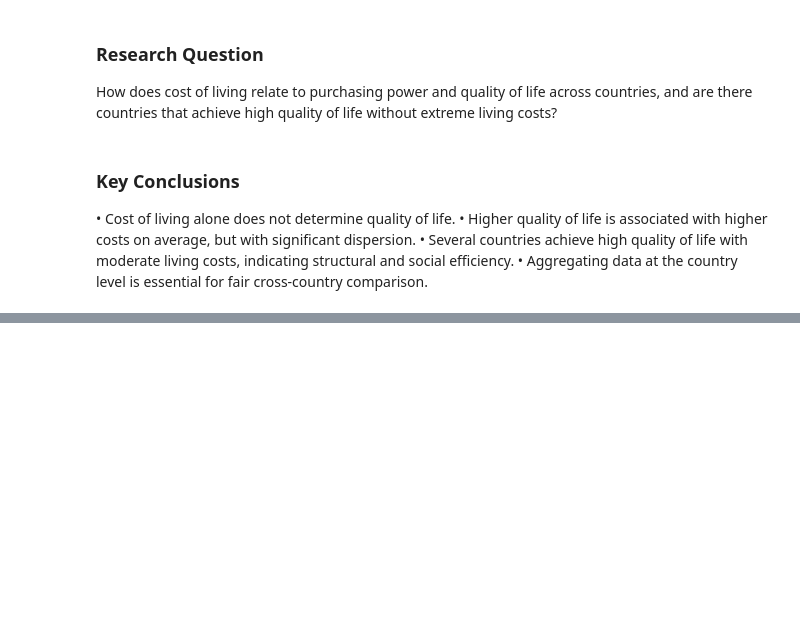
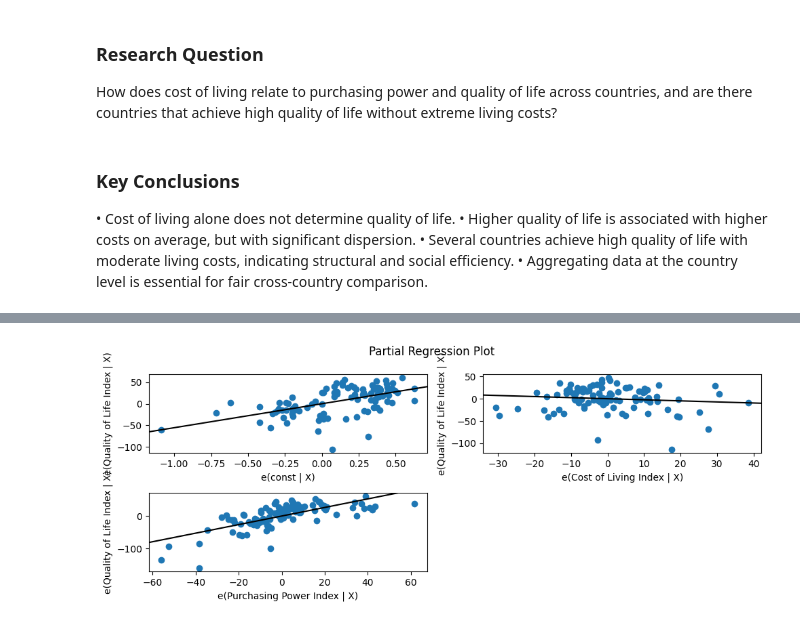
Before and after one commit to Dawitlior/quality_of_life.ipynb, a Jupyter notebook: quality_of_life.ipynb, the cells around one changed output, grey strips where cells are left out. Cells and saved outputs as stored; diff of their text form; code cells hidden in the pictures; blank space fills up the shorter version.

```diff
--- a/quality_of_life.ipynb
+++ b/quality_of_life.ipynb
@@ -536,0 +619,7 @@ and are there countries that achieve high quality of life without extreme living
+# %%
+y = reg['Quality of Life Index']
+X1 = sm.add_constant(reg['Cost of Living Index'])
+
+m1 = sm.OLS(y, X1).fit()
+
+print(m1.summary())
@@ -536,0 +709,10 @@ and are there countries that achieve high quality of life without extreme living
+# %%
+X_vif = reg[['Cost of Living Index', 'Purchasing Power Index']].copy()
+X_vif = sm.add_constant(X_vif)
+
+vif_df = pd.DataFrame({
+    'feature': X_vif.columns,
+    'VIF': [variance_inflation_factor(X_vif.values, i) for i in range(X_vif.shape[1])]
+})
+
+vif_df
@@ -536,0 +773,13 @@ and are there countries that achieve high quality of life without extreme living
+# %%
+from sklearn.preprocessing import StandardScaler
+scaler = StandardScaler()
+Z = scaler.fit_transform(
+    reg[['Cost of Living Index', 'Purchasing Power Index']]
+)
+Z = pd.DataFrame(
+    Z,
+    columns=['Cost_Z', 'Power_Z']
+)
+Z = sm.add_constant(Z)
+m2_std = sm.OLS(y, Z).fit(cov_type='HC3')
+print(m2_std.summary())
@@ -536,0 +804,7 @@ and are there countries that achieve high quality of life without extreme living
+# %%
+fig = plt.figure(figsize=(10,4))
+sm.graphics.plot_partregress_grid(m2, fig=fig)
+plt.tight_layout()
+plt.show()
+# %% [output]
+[figure, added]
```
Also changed, not shown: parts of 13 cells of this notebook.
